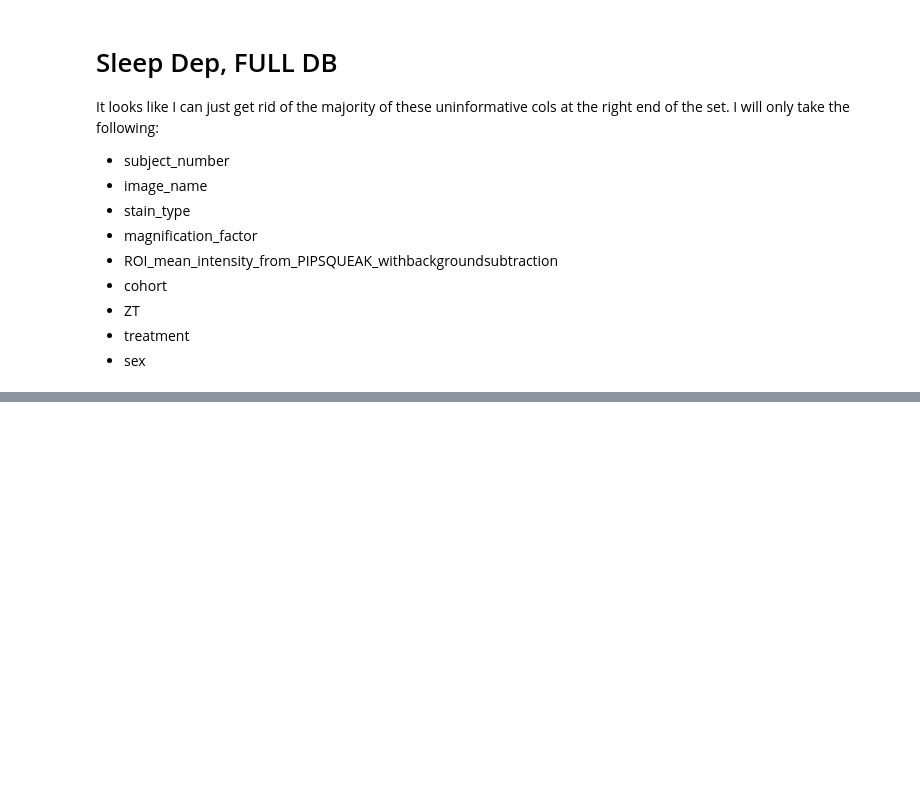
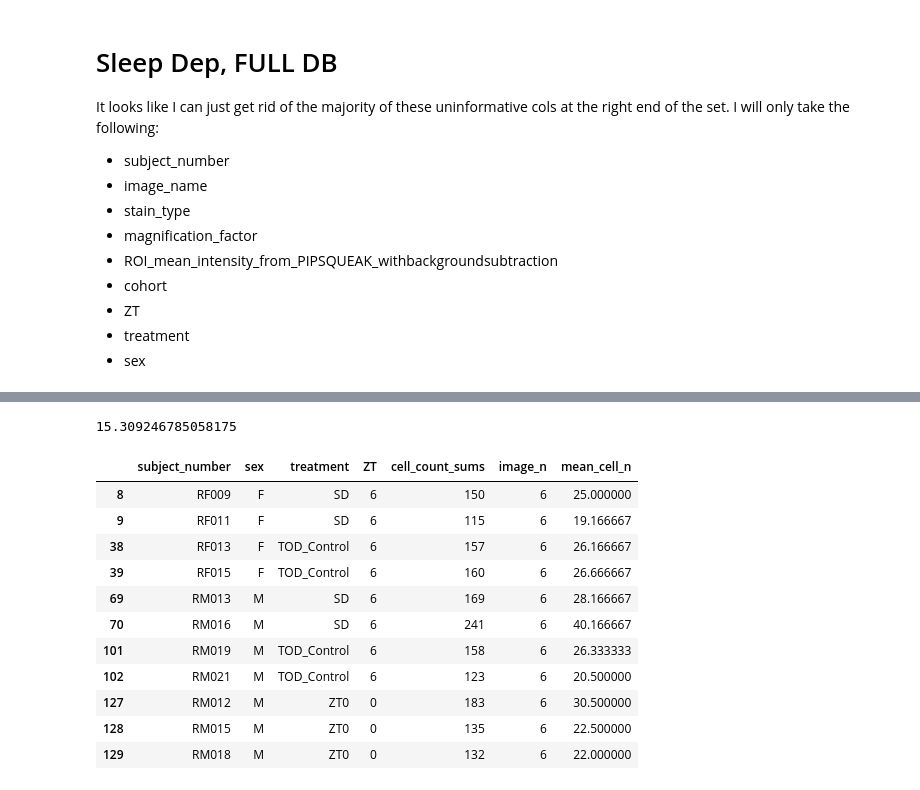
Before and after one commit to jonny-ramos/LRI, a Jupyter notebook: Image ROI Data Wrangling/Sleep Deprivation FULL DB/Untitled.ipynb, the cells around one changed output, grey strips where cells are left out. Saved outputs shown, nothing was run; the diff lists cells and outputs as text; code cells hidden in the pictures; blank space fills up the shorter version.

```diff
--- a/Image ROI Data Wrangling/Sleep Deprivation FULL DB/Untitled.ipynb
+++ b/Image ROI Data Wrangling/Sleep Deprivation FULL DB/Untitled.ipynb
@@ -15,13 +15,22 @@ import numpy as np
 import pandas as pd
 
 # load data
-df = pd.read_csv('FullDB_ROIsPhenotypesValidated.csv')
+df_fulldb = pd.read_csv('FullDB_ROIsPhenotypesValidated.csv')
 
 # check cols
-print(df.columns)
+print(df_fulldb.columns)
+
+# pull out cols that we need
+df_subset = df_fulldb[['subject_number', 'image_name', 'stain_type', 'ROI_mean_intensity_from_PIPSQUEAK_withbackgroundsubtraction', 'cohort', 'ZT', 'treatment', 'sex', 'magnification_factor']]
+
+# check for nans
+df_subset.count() - len(df_subset)
+
+# it looks like the mean_intensity col is missing 249 values. let's just remove those rows for now.
+df_dropped = df_subset[~df_subset.ROI_mean_intensity_from_PIPSQUEAK_withbackgroundsubtraction.isna()]
 
 # let's take a look
-df.head()
+df_dropped.head()
 # %% [output]
 Index(['subject_number', 'image_name', 'stain_type', 'cell_number',
        'area_minus_background_micronsquared',
@@ -49,10 +56,0 @@ Index(['subject_number', 'image_name', 'stain_type', 'cell_number',
-# %%
-# pull out cols that we need
-df = df[['subject_number', 'image_name', 'stain_type', 'ROI_mean_intensity_from_PIPSQUEAK_withbackgroundsubtraction', 'cohort', 'ZT', 'treatment', 'sex', 'magnification_factor']]
-
-# check for nans
-df.count() - len(df)
-
-# it looks like the mean_intensity col is missing 249 values. let's just remove those rows for now.
-df = df[~df.ROI_mean_intensity_from_PIPSQUEAK_withbackgroundsubtraction.isna()]
-df.head()
@@ -98,3 +229,0 @@ SyntaxError: invalid syntax (525965362.py, line 24)
-# %%
-for stain in df.stain_type.unique():
-    df_stain = df[df.stain_type == stain]
@@ -141,0 +230,9 @@ pandas.core.frame.DataFrame
+# %%
+group = 'SD_fulldb'
+for stain in df_dropped.stain_type.unique():
+    sid = 'subject_number'
+    iid = 'image_name'
+    cols = ['sex', 'treatment', 'ZT', 'subject_number', 'image_name']
+
+    df_stain = df_dropped[df_dropped.stain_type == stain]
+    df_means = scaled_mean_cell_n(df_stain, df_dropped, cols, sid, iid, scale_counts=True)
@@ -141,0 +253,19 @@ pandas.core.frame.DataFrame
+# %%
+25 * (1/1.633)
+# %% [output]
+15.309246785058175
+# %%
+df_means[scaled.mean_cell_n != df_means.mean_cell_n]
+# %% [output]
+|  | subject_number | sex | treatment | ZT | cell_count_sums | image_n | mean_cell_n |
+| 8 | RF009 | F | SD | 6 | 150 | 6 | 25.000000 |
+| 9 | RF011 | F | SD | 6 | 115 | 6 | 19.166667 |
+| 38 | RF013 | F | TOD_Control | 6 | 157 | 6 | 26.166667 |
+| 39 | RF015 | F | TOD_Control | 6 | 160 | 6 | 26.666667 |
+| 69 | RM013 | M | SD | 6 | 169 | 6 | 28.166667 |
+| 70 | RM016 | M | SD | 6 | 241 | 6 | 40.166667 |
+| 101 | RM019 | M | TOD_Control | 6 | 158 | 6 | 26.333333 |
+| 102 | RM021 | M | TOD_Control | 6 | 123 | 6 | 20.500000 |
+| 127 | RM012 | M | ZT0 | 0 | 183 | 6 | 30.500000 |
+| 128 | RM015 | M | ZT0 | 0 | 135 | 6 | 22.500000 |
+| 129 | RM018 | M | ZT0 | 0 | 132 | 6 | 22.000000 |
```
Also changed, not shown: parts of 11 cells of this notebook.
